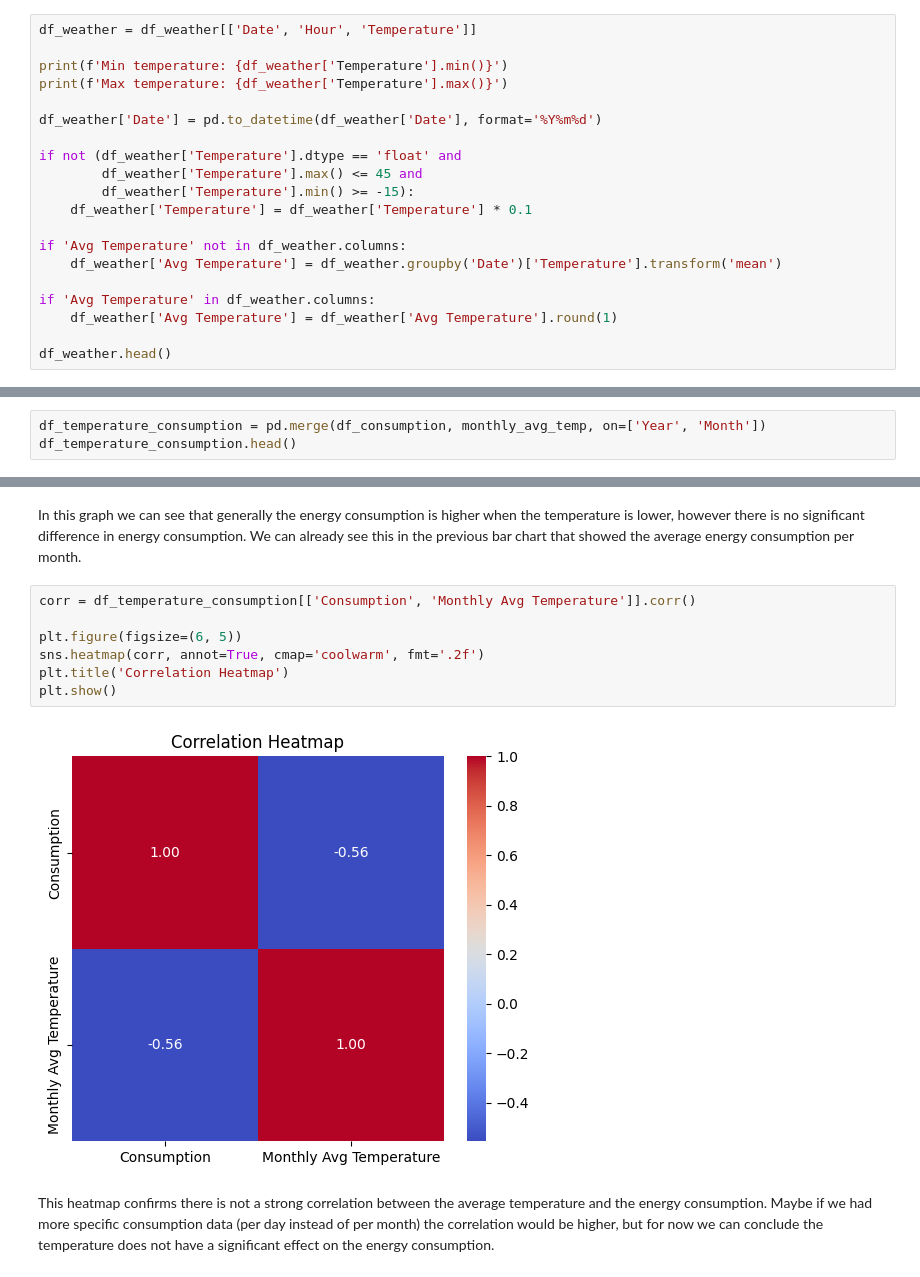
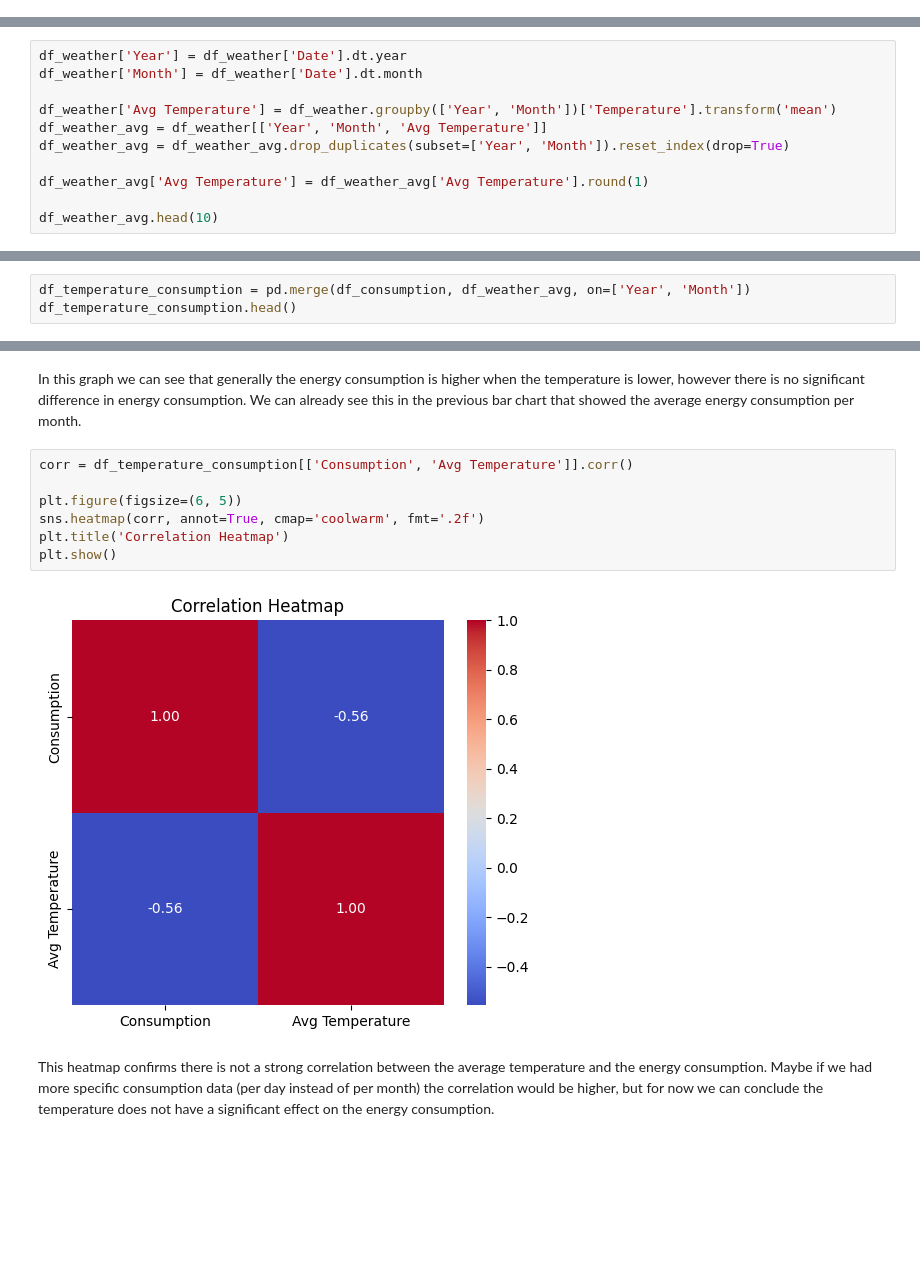
Before and after one commit to estherw66/EnergieOpwek, a Jupyter notebook: ConsumptionData.ipynb, the cells around one changed output, grey strips where cells are left out. Cells and saved outputs as stored; diff of their text form; blank space fills up the shorter version.

Commit message:
Fix avg temperature calculation

```diff
--- a/ConsumptionData.ipynb
+++ b/ConsumptionData.ipynb
@@ -277,23 +278,3 @@ df_weather.head()
 We only need the temperature but since the temperature data is listed hourly we still need to aggregate the data to get monthly average temperatures, so we can correlate it to our consumption data.
 # %% [markdown]
 #### Data Transformation
-# %%
-df_weather = df_weather[['Date', 'Hour', 'Temperature']]
-
-print(f'Min temperature: {df_weather['Temperature'].min()}')
-print(f'Max temperature: {df_weather['Temperature'].max()}')
-
-df_weather['Date'] = pd.to_datetime(df_weather['Date'], format='%Y%m%d')
-
-if not (df_weather['Temperature'].dtype == 'float' and
-        df_weather['Temperature'].max() <= 45 and
-        df_weather['Temperature'].min() >= -15):
-    df_weather['Temperature'] = df_weather['Temperature'] * 0.1
-
-if 'Avg Temperature' not in df_weather.columns:
-    df_weather['Avg Temperature'] = df_weather.groupby('Date')['Temperature'].transform('mean')
-
-if 'Avg Temperature' in df_weather.columns:
-    df_weather['Avg Temperature'] = df_weather['Avg Temperature'].round(1)
-
-df_weather.head()
@@ -335,0 +293,11 @@ monthly_avg_temp.sample(5)
+# %%
+df_weather['Year'] = df_weather['Date'].dt.year
+df_weather['Month'] = df_weather['Date'].dt.month
+
+df_weather['Avg Temperature'] = df_weather.groupby(['Year', 'Month'])['Temperature'].transform('mean')
+df_weather_avg = df_weather[['Year', 'Month', 'Avg Temperature']]
+df_weather_avg = df_weather_avg.drop_duplicates(subset=['Year', 'Month']).reset_index(drop=True)
+
+df_weather_avg['Avg Temperature'] = df_weather_avg['Avg Temperature'].round(1)
+
+df_weather_avg.head(10)
@@ -336,4 +316,4 @@ monthly_avg_temp.sample(5)
 # %%
-df_temperature_consumption = pd.merge(df_consumption, monthly_avg_temp, on=['Year', 'Month'])
+df_temperature_consumption = pd.merge(df_consumption, df_weather_avg, on=['Year', 'Month'])
 df_temperature_consumption.head()
 # %% [output]
@@ -373,14 +353,14 @@ plt.show()
 # %% [markdown]
 In this graph we can see that generally the energy consumption is higher when the temperature is lower, however there is no significant difference in energy consumption. We can already see this in the previous bar chart that showed the average energy consumption per month.
 # %%
-corr = df_temperature_consumption[['Consumption', 'Monthly Avg Temperature']].corr()
+corr = df_temperature_consumption[['Consumption', 'Avg Temperature']].corr()
 
 plt.figure(figsize=(6, 5))
 sns.heatmap(corr, annot=True, cmap='coolwarm', fmt='.2f')
 plt.title('Correlation Heatmap')
 plt.show()
 # %% [output]
-[figure, old version]
+[figure, new version]
 # %% [markdown]
 This heatmap confirms there is not a strong correlation between the average temperature and the energy consumption. Maybe if we had more specific consumption data (per day instead of per month) the correlation would be higher, but for now we can conclude the temperature does not have a significant effect on the energy consumption.
 # %% [markdown]
```
Also changed, not shown: parts of 10 cells of this notebook.
